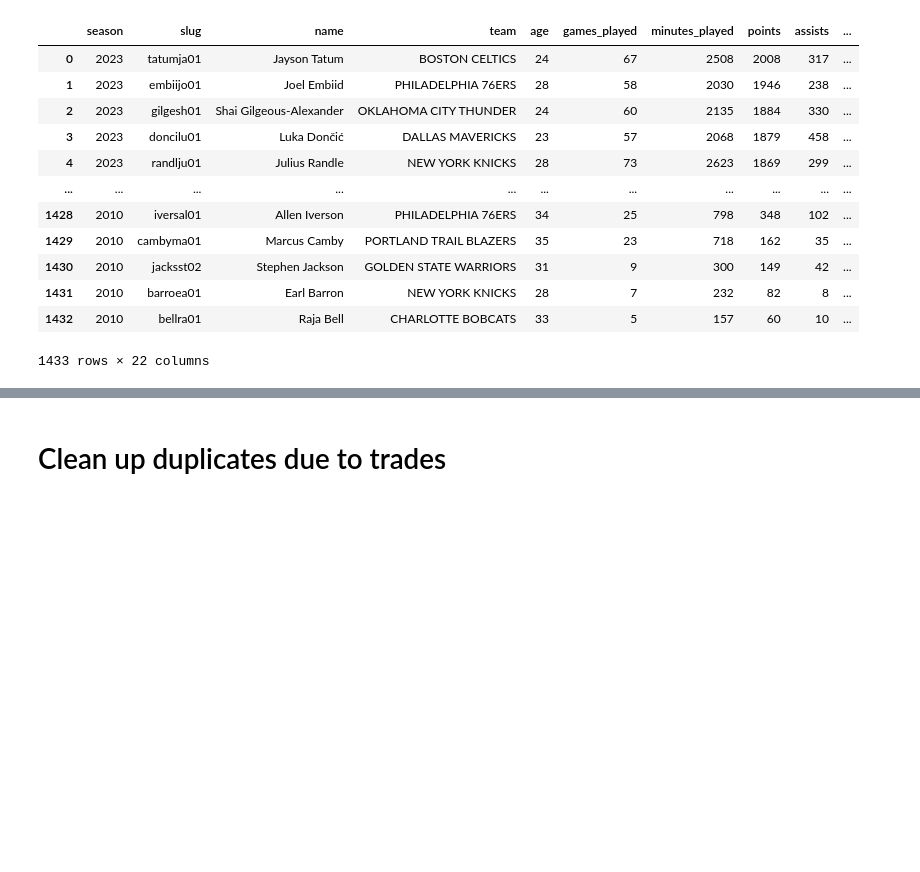
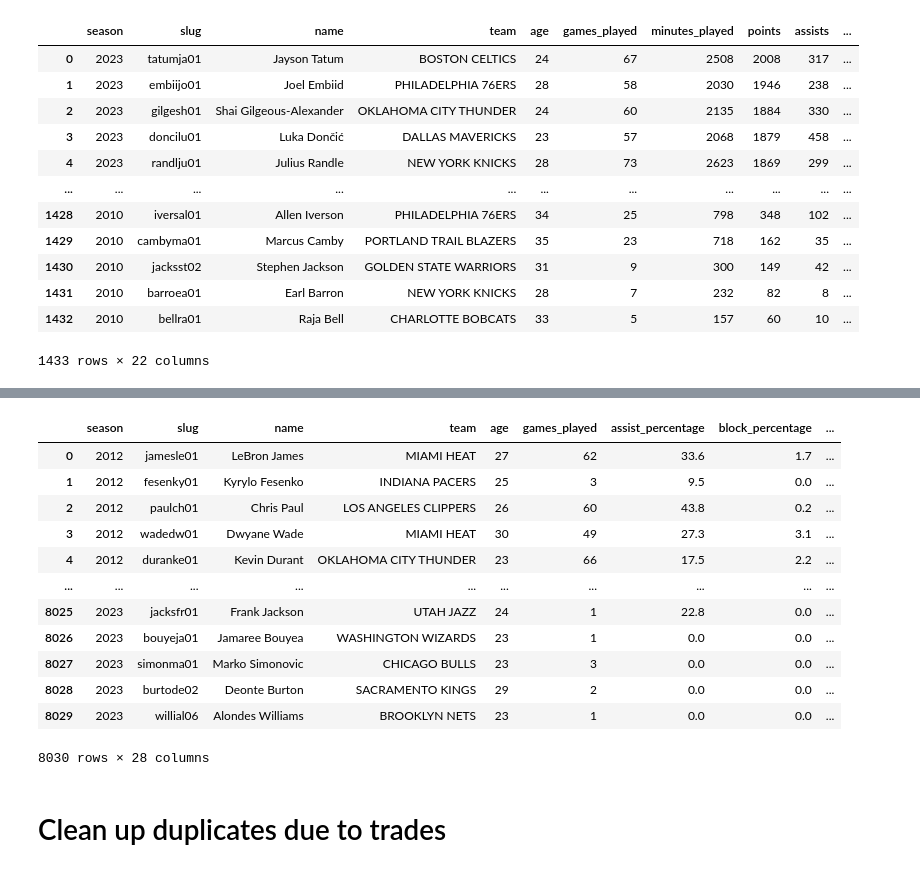
Before and after one commit to tz1211/DS105L-Project-404-Not-Found, a Jupyter notebook: Code/box_score_cleaning.ipynb, the cells around one changed output, grey strips where cells are left out. Cells and saved outputs as stored; diff of their text form; code cells hidden in the pictures; blank space fills up the shorter version.

```diff
--- a/Code/box_score_cleaning.ipynb
+++ b/Code/box_score_cleaning.ipynb
@@ -47,0 +52,6 @@ df_all
+# %%
+df_advanced = pd.read_csv("../Data/merged_advanced_player_data_2010_2023.csv")
+df_advanced.drop(df_advanced.columns[df_advanced.columns.str.contains("Unnamed")], axis = 1, inplace = True)
+df_advanced["year"] = df_advanced["year"].apply(lambda x: int(x[:4]))
+df_advanced.drop("positions", axis = 1, inplace = True)
+df_advanced
@@ -48,3 +72,26 @@ df_all
+# %%
+targets = ["year", "slug", "name", "team", "age", "games_played"]
+targets = targets[::-1]
+cols = list(df_advanced.columns)
+for col in targets:
+    cols.insert(0, cols.pop(cols.index(col)))
+df_advanced = df_advanced.loc[:, cols]
+df_advanced.rename(columns = {"year": "season"}, inplace = True)
+df_advanced
+# %% [output]
+|  | season | slug | name | team | age | games_played | assist_percentage | block_percentage | ... |
+| 0 | 2012 | jamesle01 | LeBron James | MIAMI HEAT | 27 | 62 | 33.6 | 1.7 | ... |
+| 1 | 2012 | fesenky01 | Kyrylo Fesenko | INDIANA PACERS | 25 | 3 | 9.5 | 0.0 | ... |
+| 2 | 2012 | paulch01 | Chris Paul | LOS ANGELES CLIPPERS | 26 | 60 | 43.8 | 0.2 | ... |
+| 3 | 2012 | wadedw01 | Dwyane Wade | MIAMI HEAT | 30 | 49 | 27.3 | 3.1 | ... |
+| 4 | 2012 | duranke01 | Kevin Durant | OKLAHOMA CITY THUNDER | 23 | 66 | 17.5 | 2.2 | ... |
+| ... | ... | ... | ... | ... | ... | ... | ... | ... | ... |
+| 8025 | 2023 | jacksfr01 | Frank Jackson | UTAH JAZZ | 24 | 1 | 22.8 | 0.0 | ... |
+| 8026 | 2023 | bouyeja01 | Jamaree Bouyea | WASHINGTON WIZARDS | 23 | 1 | 0.0 | 0.0 | ... |
+| 8027 | 2023 | simonma01 | Marko Simonovic | CHICAGO BULLS | 23 | 3 | 0.0 | 0.0 | ... |
+| 8028 | 2023 | burtode02 | Deonte Burton | SACRAMENTO KINGS | 29 | 2 | 0.0 | 0.0 | ... |
+| 8029 | 2023 | willial06 | Alondes Williams | BROOKLYN NETS | 23 | 1 | 0.0 | 0.0 | ... |
+8030 rows × 28 columns
 # %% [markdown]
 # Clean up duplicates due to trades
 # %%
```
Also changed, not shown: parts of 12 cells of this notebook.
